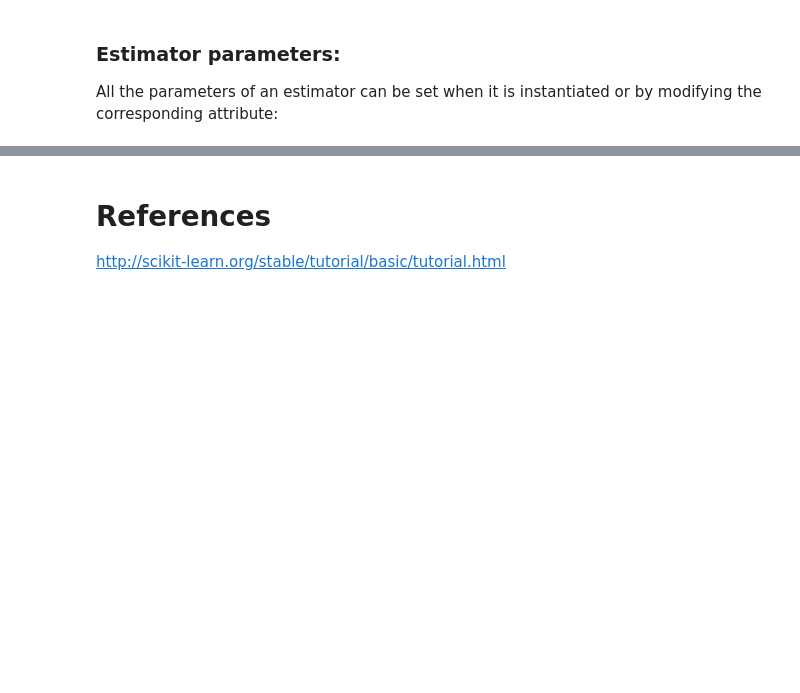
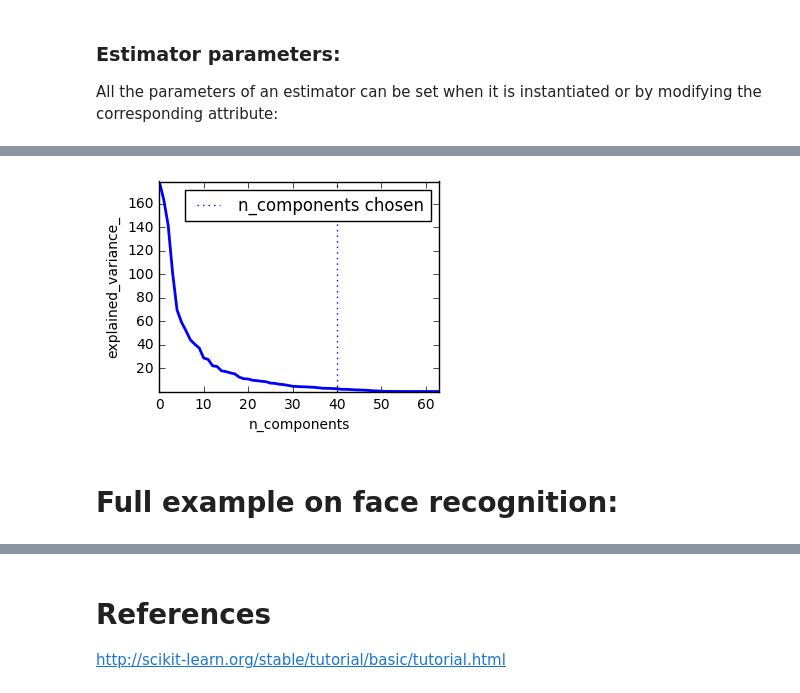
Before and after one commit to ahmadelsallab/sklearn, a Jupyter notebook: An introduction to machine learning with scikit-learn.ipynb, the cells around one changed output, grey strips where cells are left out. Drawn from its saved outputs; the diff is of its cells as text; code cells hidden in the pictures; blank space fills up the shorter version.

Commit message:
Model selection and pipeline + XGB

```diff
--- a/An introduction to machine learning with scikit-learn.ipynb
+++ b/An introduction to machine learning with scikit-learn.ipynb
@@ -817,0 +832,8 @@ All the parameters of an estimator can be set when it is instantiated or by modi
+# %%
+from sklearn import datasets, svm
+digits = datasets.load_digits()
+X_digits = digits.data
+y_digits = digits.target
+svc = svm.SVC(C=1, kernel='linear')
+svc.fit(X_digits[:-100], y_digits[:-100])
+svc.score(X_digits[-100:], y_digits[-100:])
@@ -817,0 +1010,46 @@ All the parameters of an estimator can be set when it is instantiated or by modi
+# %%
+import numpy as np
+import matplotlib.pyplot as plt
+
+from sklearn import linear_model, decomposition, datasets
+from sklearn.pipeline import Pipeline
+from sklearn.model_selection import GridSearchCV
+
+logistic = linear_model.LogisticRegression()
+
+pca = decomposition.PCA()
+pipe = Pipeline(steps=[('pca', pca), ('logistic', logistic)])
+
+digits = datasets.load_digits()
+X_digits = digits.data
+y_digits = digits.target
+
+# Plot the PCA spectrum
+pca.fit(X_digits)
+
+plt.figure(1, figsize=(4, 3))
+plt.clf()
+plt.axes([.2, .2, .7, .7])
+plt.plot(pca.explained_variance_, linewidth=2)
+plt.axis('tight')
+plt.xlabel('n_components')
+plt.ylabel('explained_variance_')
+
+# Prediction
+n_components = [20, 40, 64]
+Cs = np.logspace(-4, 4, 3)
+
+# Parameters of pipelines can be set using ‘__’ separated parameter names:
+estimator = GridSearchCV(pipe,
+                         dict(pca__n_components=n_components,
+                              logistic__C=Cs))
+estimator.fit(X_digits, y_digits)
+
+plt.axvline(estimator.best_estimator_.named_steps['pca'].n_components,
+            linestyle=':', label='n_components chosen')
+plt.legend(prop=dict(size=12))
+plt.show()
+# %% [output]
+[figure, added]
+# %% [markdown]
+# Full example on face recognition:
```
Also changed, not shown: parts of 30 cells of this notebook, 1 other file.
